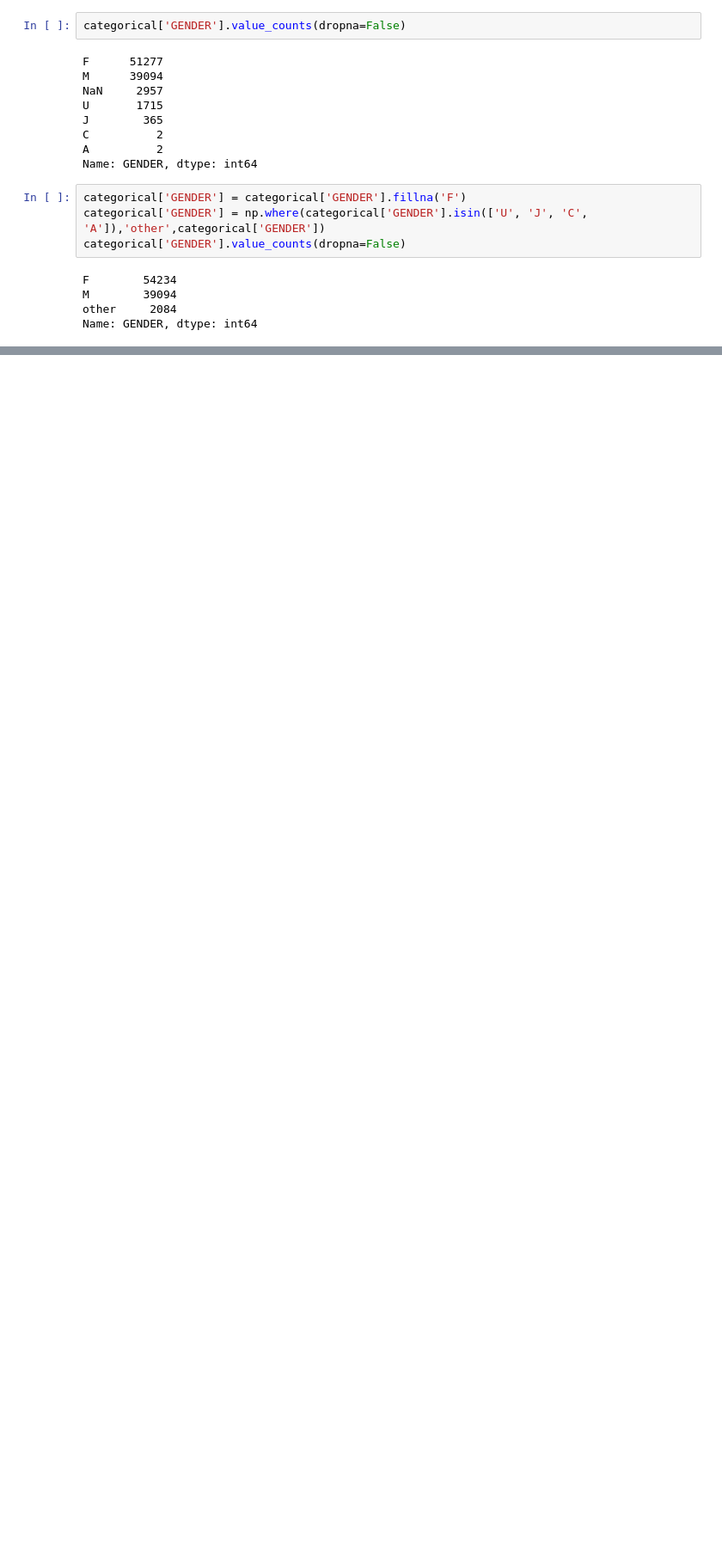
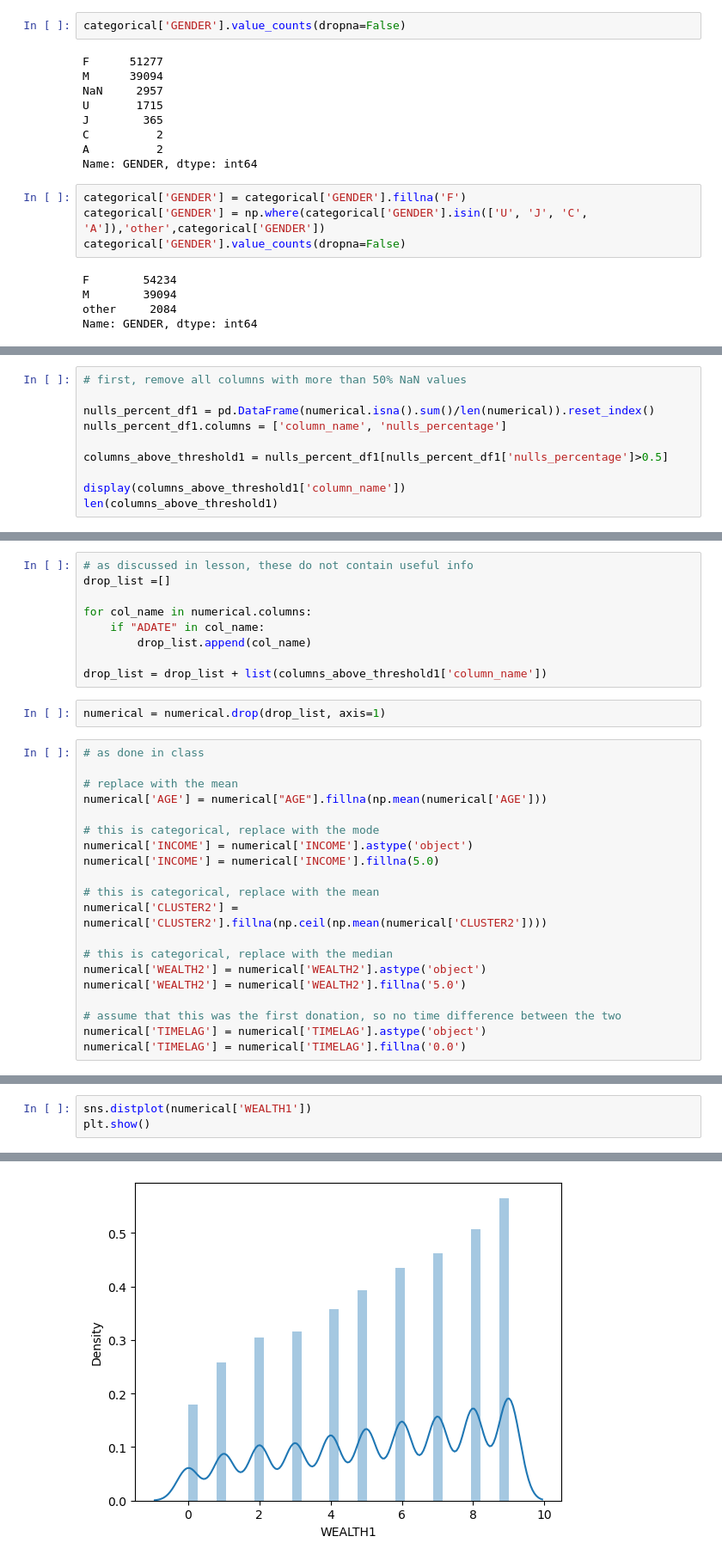
Before and after one commit to AGordon777/lab-revisiting-machine-learning, a Jupyter notebook: lab-revisiting-machine-learning.ipynb, the cells around one changed output, grey strips where cells are left out. Shown at 86% size. Cells and saved outputs as stored; diff of their text form; blank space fills up the shorter version.

```diff
--- a/lab-revisiting-machine-learning.ipynb
+++ b/lab-revisiting-machine-learning.ipynb
@@ -136,0 +274,10 @@ GEOCODE2 4
+# %%
+# first, remove all columns with more than 50% NaN values
+
+nulls_percent_df1 = pd.DataFrame(numerical.isna().sum()/len(numerical)).reset_index()
+nulls_percent_df1.columns = ['column_name', 'nulls_percentage']
+
+columns_above_threshold1 = nulls_percent_df1[nulls_percent_df1['nulls_percentage']>0.5]
+
+display(columns_above_threshold1['column_name'])
+len(columns_above_threshold1)
@@ -136,0 +298,31 @@ GEOCODE2 4
+# %%
+# as discussed in lesson, these do not contain useful info
+drop_list =[]
+
+for col_name in numerical.columns:
+    if "ADATE" in col_name:
+        drop_list.append(col_name)
+
+drop_list = drop_list + list(columns_above_threshold1['column_name'])
+# %%
+numerical = numerical.drop(drop_list, axis=1)
+# %%
+# as done in class
+
+# replace with the mean
+numerical['AGE'] = numerical["AGE"].fillna(np.mean(numerical['AGE']))
+
+# this is categorical, replace with the mode
+numerical['INCOME'] = numerical['INCOME'].astype('object')
+numerical['INCOME'] = numerical['INCOME'].fillna(5.0)
+
+# this is categorical, replace with the mean
+numerical['CLUSTER2'] = numerical['CLUSTER2'].fillna(np.ceil(np.mean(numerical['CLUSTER2'])))
+
+# this is categorical, replace with the median
+numerical['WEALTH2'] = numerical['WEALTH2'].astype('object')
+numerical['WEALTH2'] = numerical['WEALTH2'].fillna('5.0')
+
+# assume that this was the first donation, so no time difference between the two
+numerical['TIMELAG'] = numerical['TIMELAG'].astype('object')
+numerical['TIMELAG'] = numerical['TIMELAG'].fillna('0.0')
@@ -136,0 +344,4 @@ GEOCODE2 4
+# %%
+sns.distplot(numerical['WEALTH1'])
+plt.show()
+# %% [output]
@@ -136,0 +357 @@ GEOCODE2 4
+[figure, added]
```
Also changed, not shown: parts of 29 cells of this notebook.
